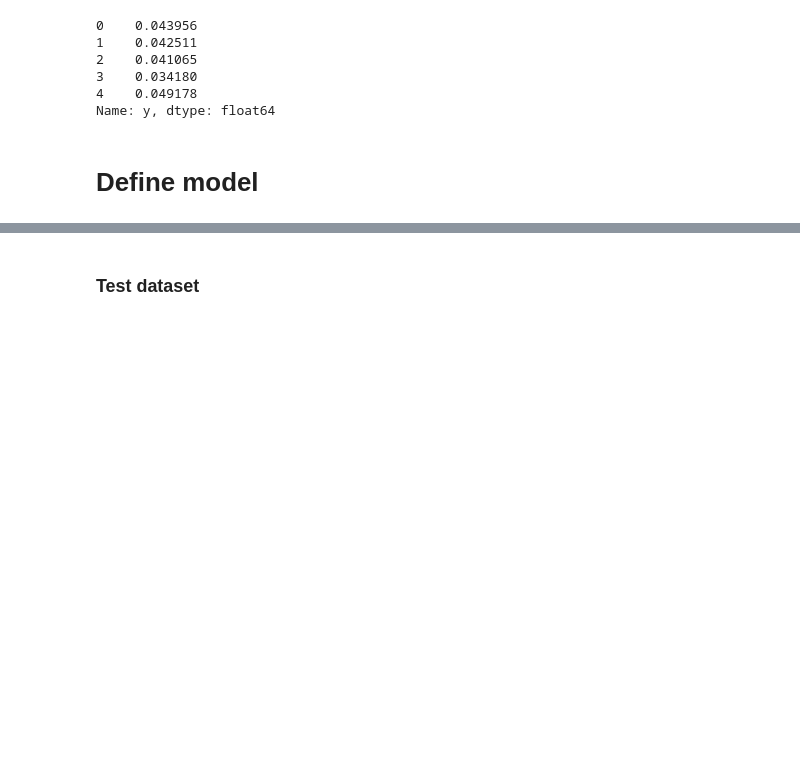
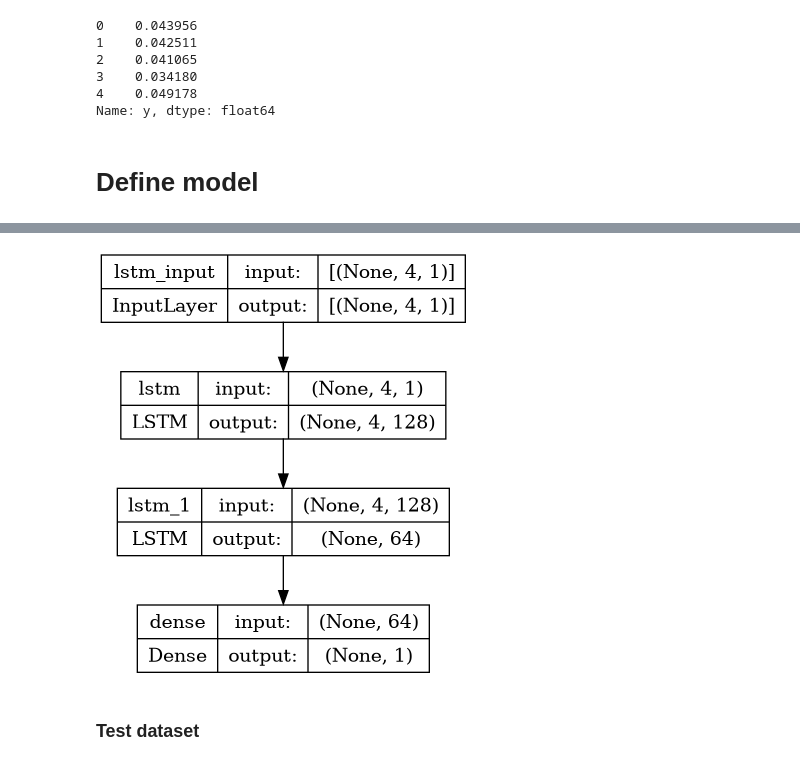
Before and after one commit to ChamodKalupahana/kaggle_bloomberg_news_score, a Jupyter notebook: cham-psl-bloomberg.ipynb, the cells around one changed output, grey strips where cells are left out. Drawn from its saved outputs; the diff is of its cells as text; code cells hidden in the pictures; blank space fills up the shorter version.

```diff
--- a/cham-psl-bloomberg.ipynb
+++ b/cham-psl-bloomberg.ipynb
@@ -143,5 +158,9 @@ Trainable params: 16961 (66.25 KB)
 Non-trainable params: 0 (0.00 Byte)
 _________________________________________________________________
+# %%
+tf.keras.utils.plot_model(model, show_shapes=True)
+# %% [output]
+[figure, added]
 # %% [markdown]
 ### Test dataset
 # %%
```
Also changed, not shown: parts of 7 cells of this notebook.
